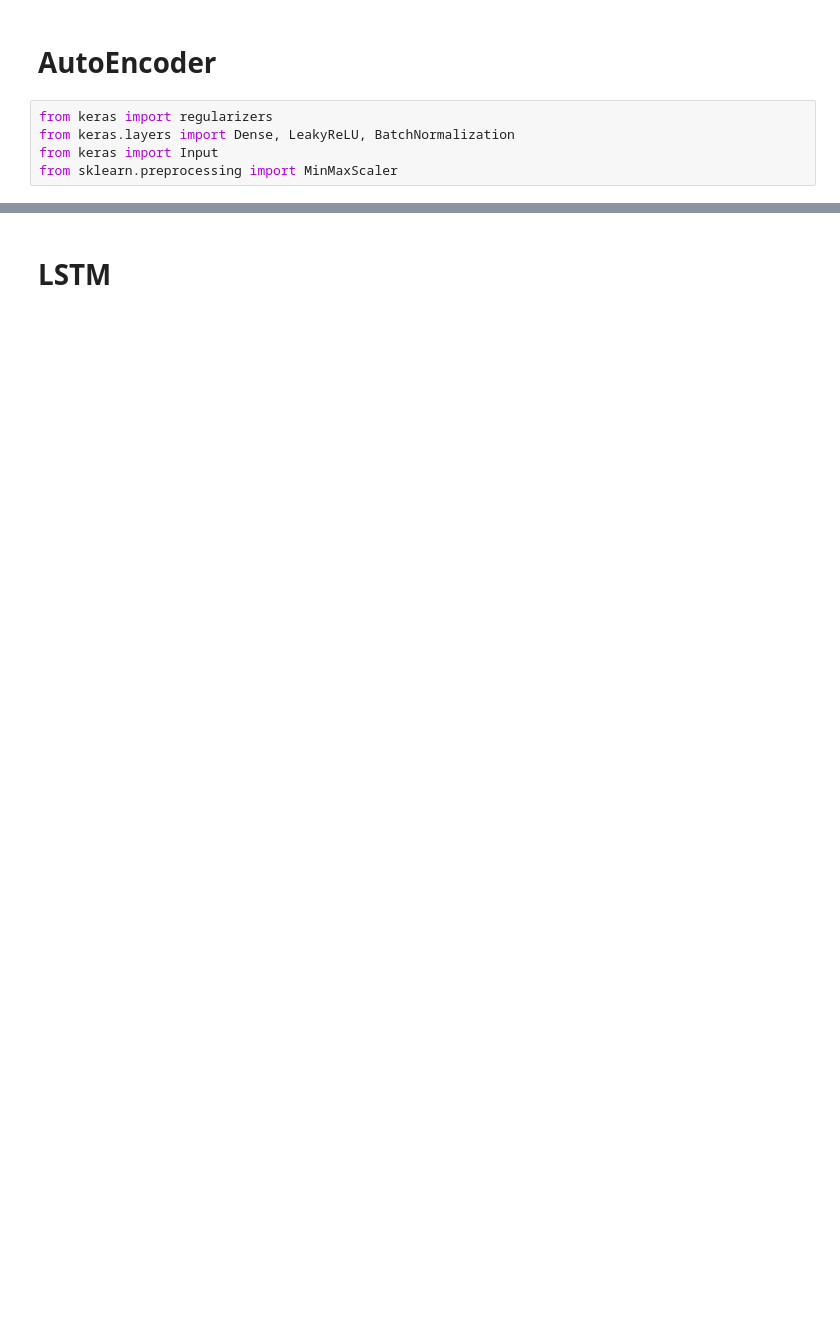
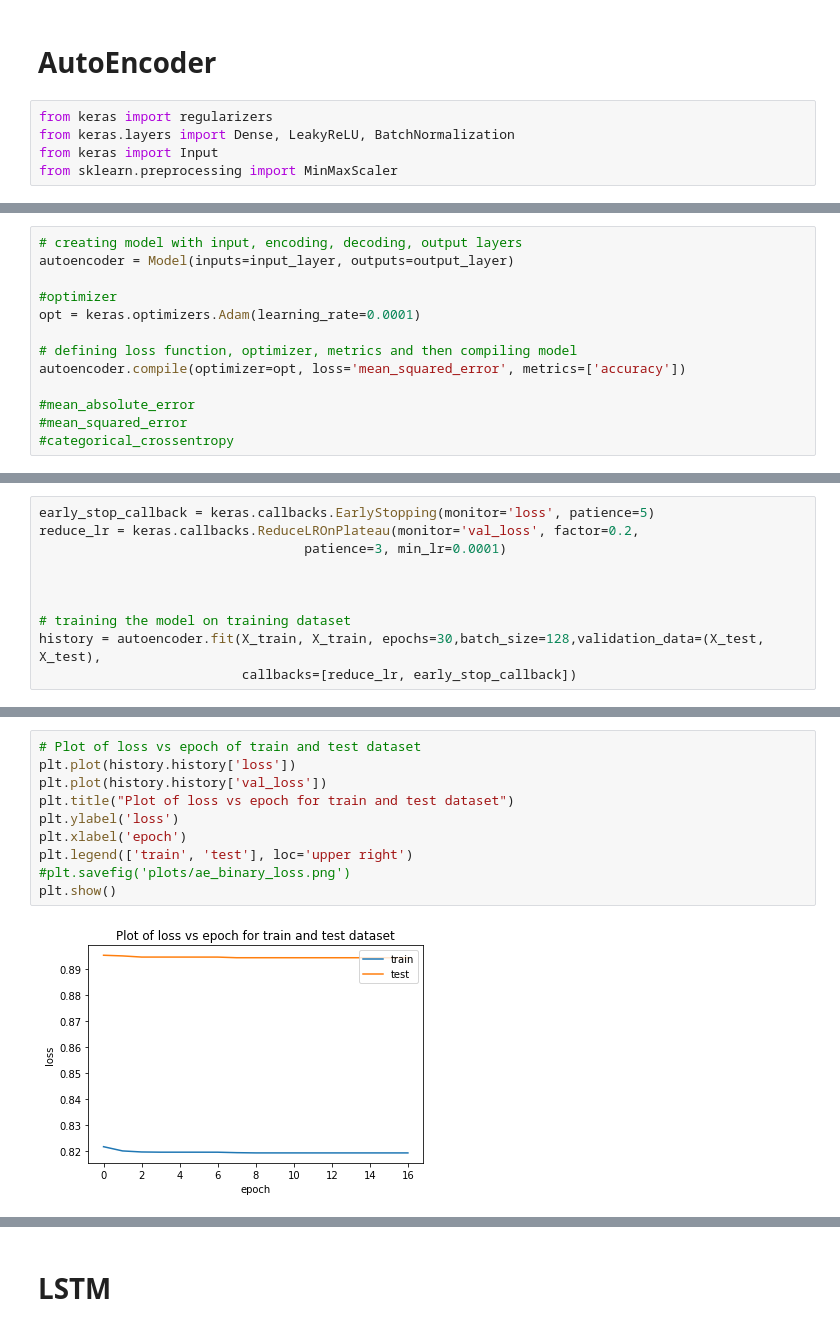
Before and after one commit to vanlalruata/DCNNBiLSTM-An-Efficient-Hybrid-Deep-Learning-Based-Intrusion-Detection-System, a Jupyter notebook: IDS-CIC-IDS-2018.ipynb, the cells around one changed output, grey strips where cells are left out. Saved outputs shown, nothing was run; the diff lists cells and outputs as text; blank space fills up the shorter version.

```diff
--- a/IDS-CIC-IDS-2018.ipynb
+++ b/IDS-CIC-IDS-2018.ipynb
@@ -963,0 +785,13 @@ plt.show()
+# %%
+# creating model with input, encoding, decoding, output layers
+autoencoder = Model(inputs=input_layer, outputs=output_layer)
+
+#optimizer
+opt = keras.optimizers.Adam(learning_rate=0.0001)
+
+# defining loss function, optimizer, metrics and then compiling model
+autoencoder.compile(optimizer=opt, loss='mean_squared_error', metrics=['accuracy'])
+
+#mean_absolute_error
+#mean_squared_error
+#categorical_crossentropy
@@ -963,0 +817,10 @@ plt.show()
+# %%
+early_stop_callback = keras.callbacks.EarlyStopping(monitor='loss', patience=5)
+reduce_lr = keras.callbacks.ReduceLROnPlateau(monitor='val_loss', factor=0.2,
+                                  patience=3, min_lr=0.0001)
+
+
+
+# training the model on training dataset
+history = autoencoder.fit(X_train, X_train, epochs=30,batch_size=128,validation_data=(X_test, X_test),
+                          callbacks=[reduce_lr, early_stop_callback])
@@ -963,0 +855,12 @@ plt.show()
+# %%
+# Plot of loss vs epoch of train and test dataset
+plt.plot(history.history['loss'])
+plt.plot(history.history['val_loss'])
+plt.title("Plot of loss vs epoch for train and test dataset")
+plt.ylabel('loss')
+plt.xlabel('epoch')
+plt.legend(['train', 'test'], loc='upper right')
+#plt.savefig('plots/ae_binary_loss.png')
+plt.show()
+# %% [output]
+[figure, added]
```
Also changed, not shown: parts of 36 cells of this notebook.
